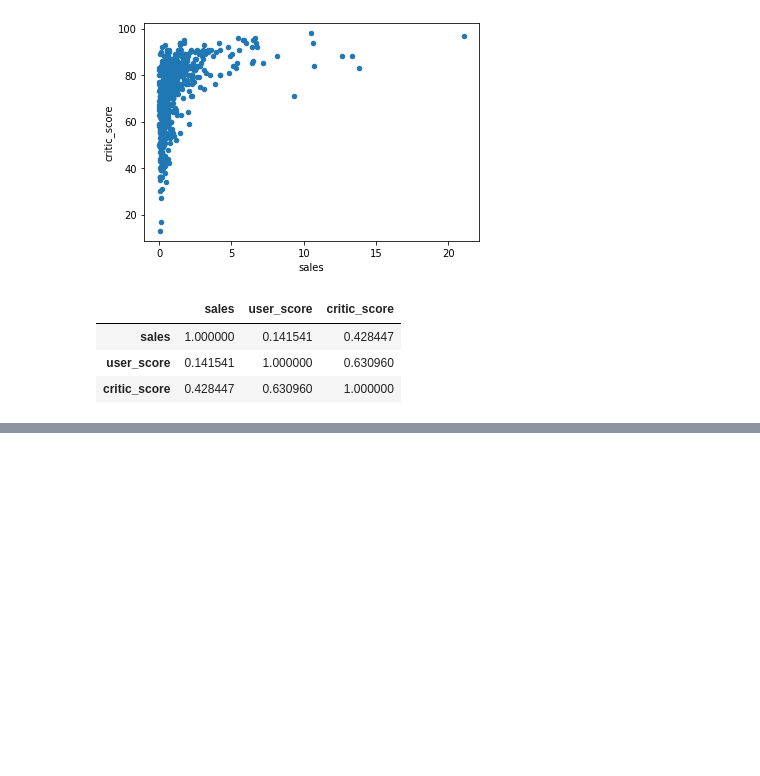
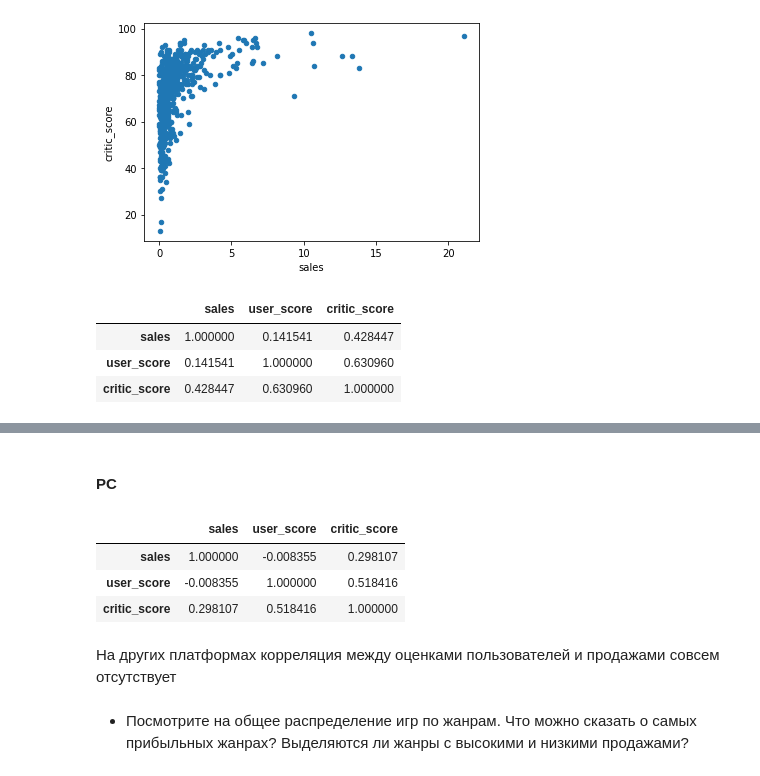
Before and after one commit to nikolai44/data-science-cource, a Jupyter notebook: sprint5/notebook.ipynb, the cells around one changed output, grey strips where cells are left out. Drawn from its saved outputs; the diff is of its cells as text; code cells hidden in the pictures; blank space fills up the shorter version.

```diff
--- a/sprint5/notebook.ipynb
+++ b/sprint5/notebook.ipynb
@@ -246,0 +266,18 @@ tmp.corr()
+# %% [markdown]
+#### PC
+# %%
+tmp = df[(df.platform == 'PC') & (df.user_score > 0) & (df.critic_score > 0)] \
+    [['sales', 'user_score', 'critic_score']]
+tmp.critic_score = tmp.critic_score.astype('float')
+tmp.sales = tmp.sales.astype('float')
+tmp.corr()
+# %% [output]
+|  | sales | user_score | critic_score |
+| sales | 1.000000 | -0.008355 | 0.298107 |
+| user_score | -0.008355 | 1.000000 | 0.518416 |
+| critic_score | 0.298107 | 0.518416 | 1.000000 |
+# %% [markdown]
+На других платформах корреляция между оценками пользователей и продажами совсем отсутствует
+# %% [markdown]
+- Посмотрите на общее распределение игр по жанрам. Что можно сказать о самых прибыльных жанрах?
+Выделяются ли жанры с высокими и низкими продажами?
```
Also changed, not shown: parts of 24 cells of this notebook.
